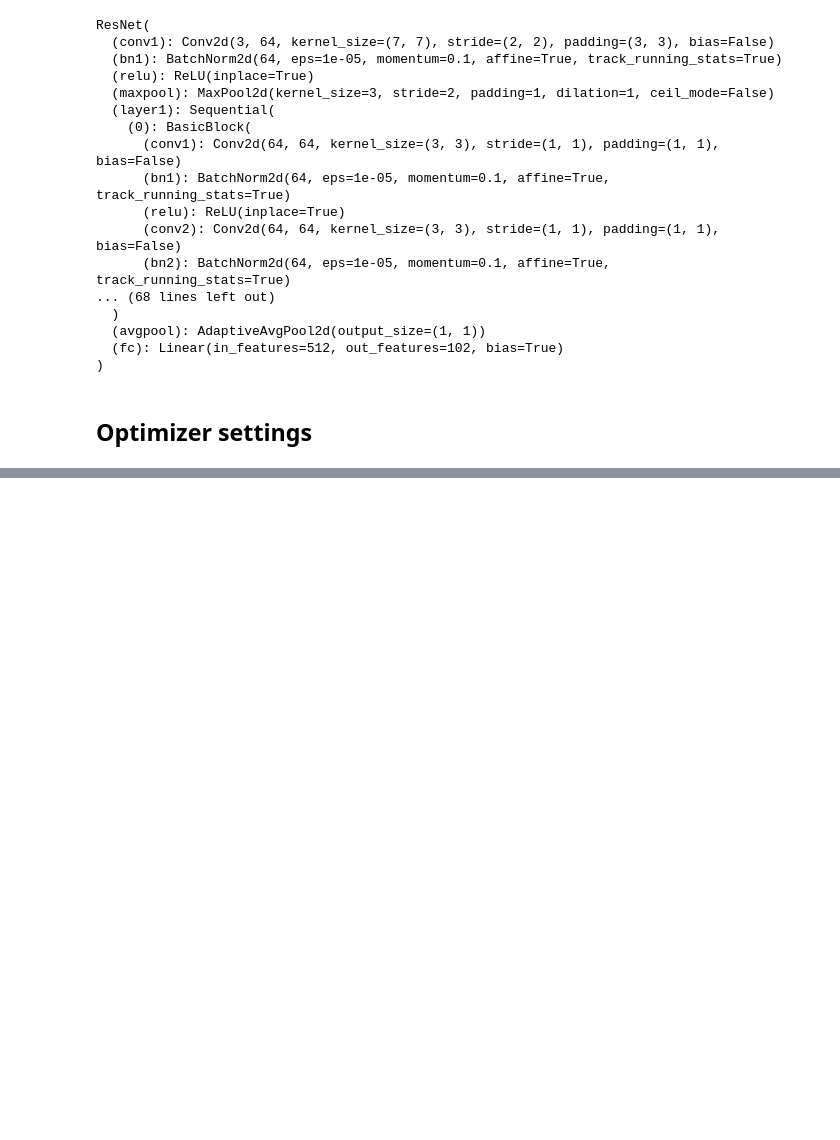
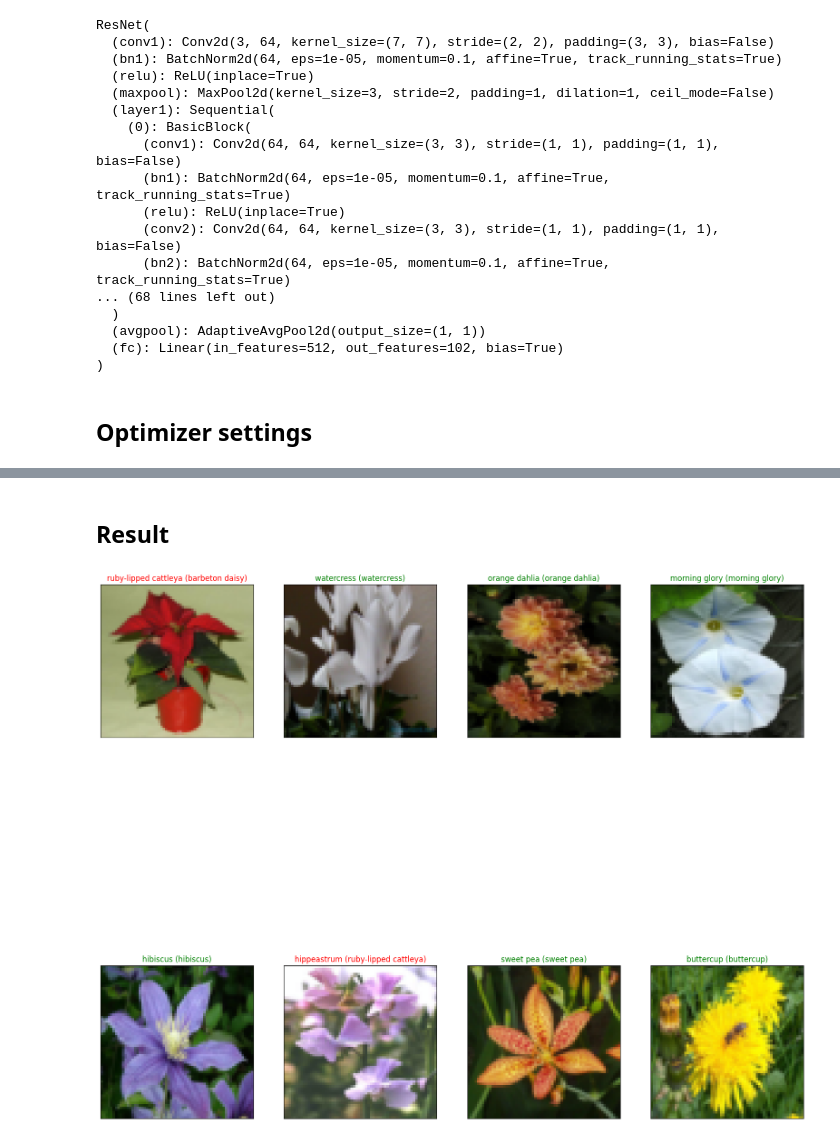
Before and after one commit to jrhe123/30-deep-learning-projects, a Jupyter notebook: 1-flower-image-recognition/demo.ipynb, the cells around one changed output, grey strips where cells are left out. Saved outputs shown, nothing was run; the diff lists cells and outputs as text; code cells hidden in the pictures; blank space fills up the shorter version.

Commit message:
train model & display

```diff
--- a/1-flower-image-recognition/demo.ipynb
+++ b/1-flower-image-recognition/demo.ipynb
@@ -275,0 +479,9 @@ criterion = nn.CrossEntropyLoss()
+# %%
+dataiter = iter(dataloaders["valid"])
+images, labels = dataiter._next_data()
+
+model_ft.eval()
+if torch.backends.mps.is_available():
+    output = model_ft(images.to("mps"))
+else:
+    output = model_ft(images)
@@ -275,0 +494,6 @@ criterion = nn.CrossEntropyLoss()
+# %%
+_, preds_tensor = torch.max(output, 1)
+
+preds = np.squeeze(preds_tensor.cpu().numpy())
+
+preds
@@ -275,0 +511,32 @@ criterion = nn.CrossEntropyLoss()
+# %% [markdown]
+## Result
+# %%
+# transpose the image back to (w, h, channel)
+# e.g., torch -> (channel, w, h)
+# e.g., numpy -> (w, h, channel)
+
+def im_convert(tensor):
+
+    image = tensor.to("cpu").clone().detach()
+    image = image.numpy().squeeze()
+    image = image.transpose(1,2,0)
+    image = image * np.array((0.229, 0.224, 0.225)) + np.array((0.485, 0.456, 0.406))
+    image = image.clip(0, 1)
+
+    return image
+# %%
+fig = plt.figure(figsize=(20, 20))
+columns = 4
+rows = 2
+
+for idx in range(columns * rows):
+    ax = fig.add_subplot(rows, columns, idx + 1, xticks=[], yticks=[])
+    plt.imshow(im_convert(images[idx]))
+    ax.set_title("{} ({})".format(
+        cat_to_name[str(preds[idx])],
+        cat_to_name[str(labels[idx].item())]
+    ), color=("green" if cat_to_name[str(preds[idx])] == cat_to_name[str(labels[idx].item())] else "red"))
+
+plt.show()
+# %% [output]
+[figure, added]
```
Also changed, not shown: parts of 16 cells of this notebook, 1 other file.
